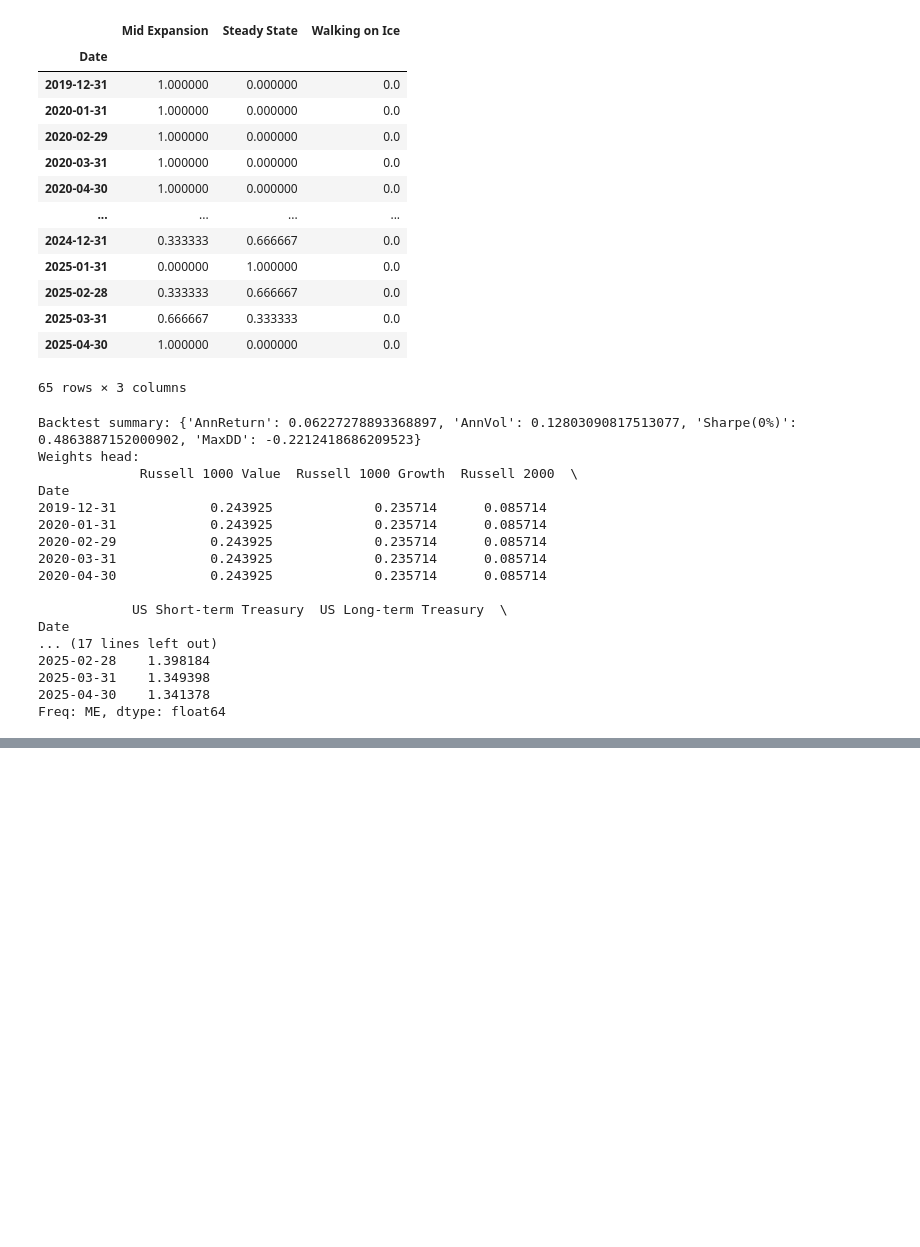
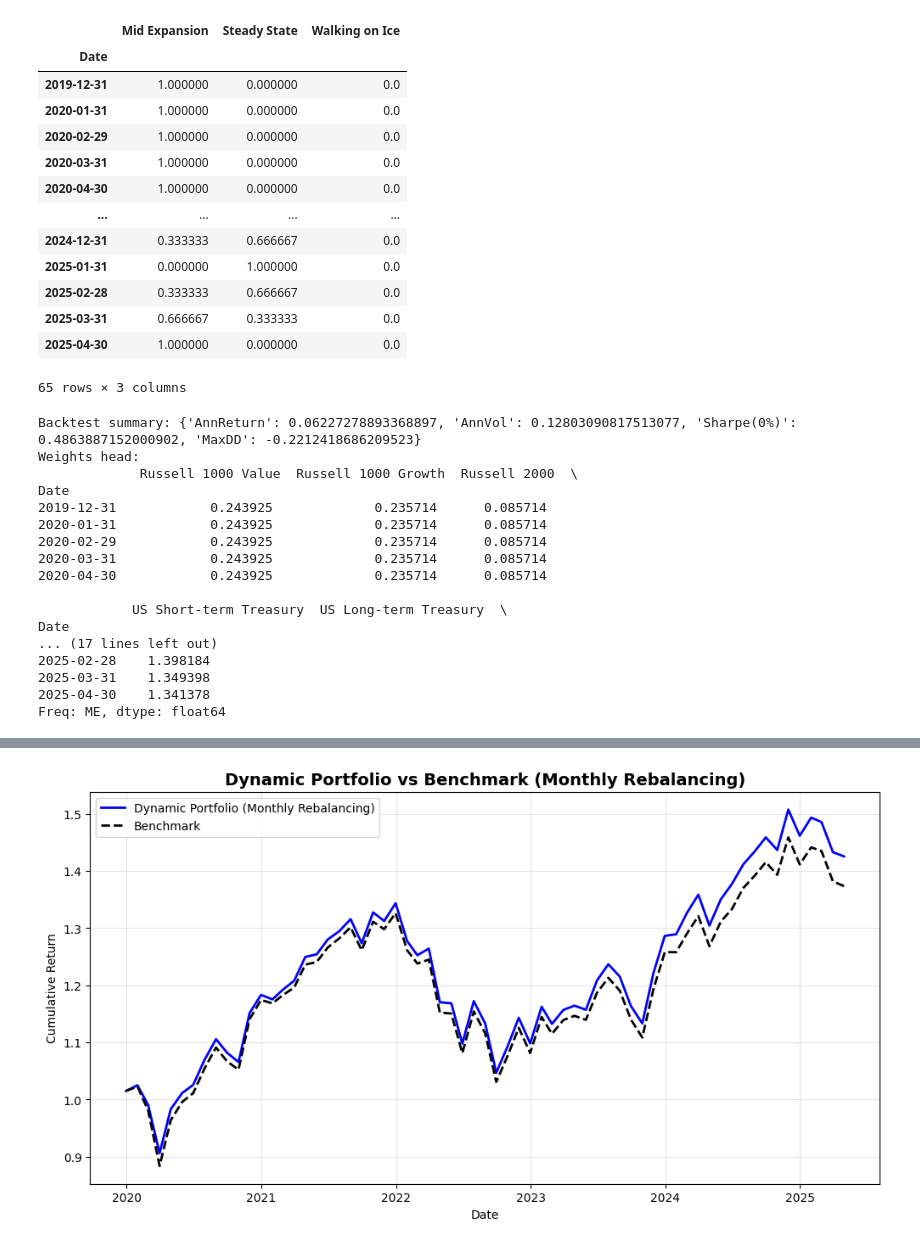
Before and after one commit to azurdayy/capstone_vanguard, a Jupyter notebook: Olivia/BGMM_RABL_WIP_script.ipynb, the cells around one changed output, grey strips where cells are left out. Cells and saved outputs as stored; diff of their text form; code cells hidden in the pictures; blank space fills up the shorter version.

```diff
--- a/Olivia/BGMM_RABL_WIP_script.ipynb
+++ b/Olivia/BGMM_RABL_WIP_script.ipynb
@@ -1636,0 +1692,87 @@ Freq: ME, dtype: float64
+# %%
+def run_rabl_backtest_monthly(
+    R_test: pd.DataFrame,
+    mu_t: pd.DataFrame,
+    Sigma_t: dict,
+    w_bench: pd.Series,
+    delta: float = 0.10,
+    risk_aversion: float = 5.0,
+    tc_bps: float = 0.0,
+):
+    """
+    Backtest with monthly rebalancing and dynamic MVO updates.
+    """
+    assets = w_bench.index
+    assert list(R_test.columns) == list(assets), "Asset order mismatch between R_test and w_bench."
+    assert set(mu_t.columns) >= set(assets), "mu_t missing assets."
+    assert all(isinstance(Sigma_t[t], pd.DataFrame) for t in Sigma_t), "Sigma_t values must be DataFrames."
+
+    W = pd.DataFrame(index=R_test.index, columns=assets, dtype=float)
+    NAV = pd.Series(index=R_test.index, dtype=float)
+
+    w_prev = None
+    rolling_data = pd.DataFrame(columns=assets)  # Rolling window data for dynamic updates
+
+    for i, t in enumerate(R_test.index):
+        # Add the past month's data to the rolling window
+        rolling_data = pd.concat([rolling_data, R_test.loc[[t]]]).tail(12)  # Keep up to 12 months of data
+
+        # Update covariance matrix and expected returns dynamically
+        mu_dynamic = rolling_data.mean()
+        Sigma_dynamic = rolling_data.cov()
+
+        # Solve for optimal weights
+        w = solve_bench_relative(mu_dynamic, Sigma_dynamic, w_bench, risk_aversion, delta)
+        W.loc[t] = w
+
+        # Compute portfolio return and transaction costs
+        r = float((w * R_test.loc[t, assets]).sum())
+        tc = 0.0
+        if (w_prev is not None) and (tc_bps > 0):
+            tc = (tc_bps / 1e4) * float((w - w_prev).abs().sum())
+        NAV.iloc[i] = (1.0 if i == 0 else NAV.iloc[i - 1]) * (1.0 + r - tc)
+        w_prev = w
+
+    # Performance summary
+    port_ret = (W.shift(1).fillna(W.iloc[0]) * R_test[assets]).sum(axis=1)
+    ann = 12
+    er = port_ret.mean() * ann
+    vol = port_ret.std(ddof=1) * np.sqrt(ann)
+    sharpe0 = er / (vol + 1e-12)
+    mdd = (NAV / NAV.cummax()).min() - 1
+    summary = {
+        "AnnReturn": float(er),
+        "AnnVol": float(vol),
+        "Sharpe(0%)": float(sharpe0),
+        "MaxDD": float(mdd),
+    }
+    return W, NAV, summary
+
+
+# Run the backtest with monthly rebalancing
+W_monthly, nav_monthly, summary_monthly = run_rabl_backtest_monthly(
+    R_test=R_test,
+    mu_t=mu_t,
+    Sigma_t=Sigma_t,
+    w_bench=w_bench,
+    delta=0.10,
+    risk_aversion=5.0,
+    tc_bps=0.0,
+)
+
+print("Monthly Rebalancing Backtest Summary:", summary_monthly)
+
+# Plot NAV (dynamic portfolio) vs benchmark
+bench_returns = (R_test * w_bench).sum(axis=1)
+bench_cum_returns = (1 + bench_returns).cumprod()
+
+plt.figure(figsize=(12, 6))
+plt.plot(nav_monthly, label="Dynamic Portfolio (Monthly Rebalancing)", color="blue", lw=2)
+plt.plot(bench_cum_returns, label="Benchmark", color="black", lw=2, linestyle="--")
+plt.title("Dynamic Portfolio vs Benchmark (Monthly Rebalancing)", fontsize=14, fontweight="bold")
+plt.ylabel("Cumulative Return")
+plt.xlabel("Date")
+plt.legend()
+plt.grid(alpha=0.3)
+plt.show()
+# %% [output]
@@ -1636,0 +1780 @@ Freq: ME, dtype: float64
+[figure, added]
```
Also changed, not shown: parts of 13 cells of this notebook, 3 other files.
